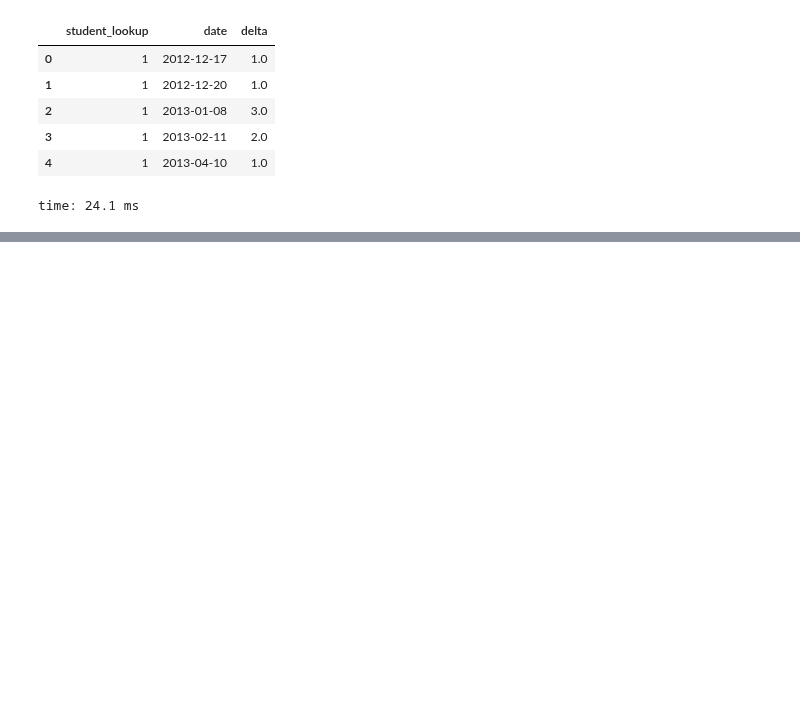
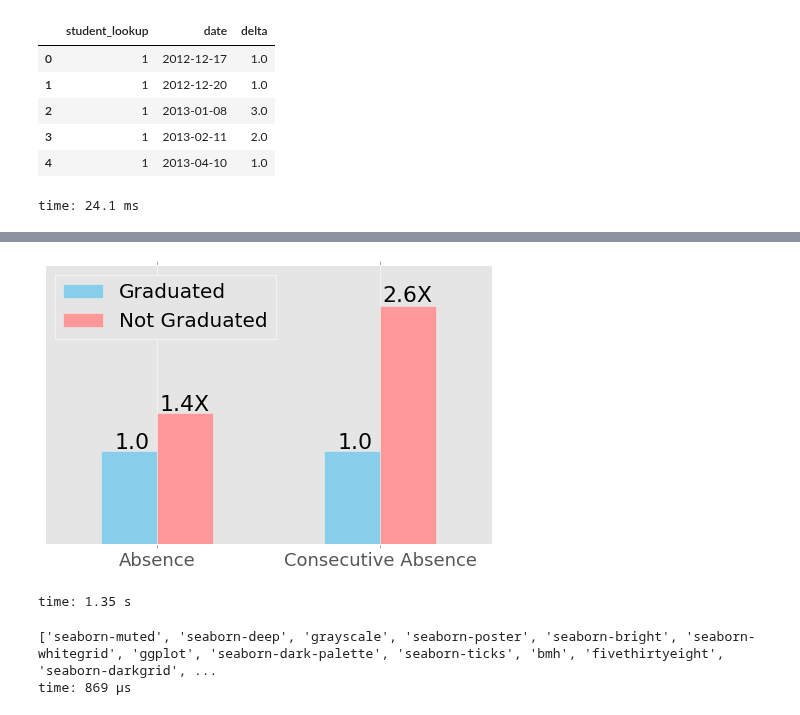
Before and after one commit to jgutman/mvesc, a Jupyter notebook: Features/absence_feature_dev.ipynb, the cells around one changed output, grey strips where cells are left out. Saved outputs shown, nothing was run; the diff lists cells and outputs as text; code cells hidden in the pictures; blank space fills up the shorter version.

Commit message:
created a figure for deep dive

```diff
--- a/Features/absence_feature_dev.ipynb
+++ b/Features/absence_feature_dev.ipynb
@@ -659,0 +652,27 @@ time: 19 ms
+# %%
+abs_avg = np.array([39.19/39.19, 0.1355/0.1355])
+cons_avg = np.array([55.21/39.19, 0.3468/0.1355])
+dddf = pd.DataFrame()
+dddf['Graduated']=abs_avg
+dddf['Not Graduated']=cons_avg
+#dddf['ind'] = ['Graudated', 'Not Graduated']
+#dddf = dddf.reset_index(['ind'])[['Absence', 'Consecutive Absence']]
+ax = dddf.plot(kind='bar', title="",figsize=(8,5),legend=True, fontsize=12, color=['skyblue', '#FF9999'])
+xticks=['Absence', 'Consecutive Absence']
+ax.set_xticklabels(xticks, rotation=0, fontsize=18)
+ax.set_yticks([])
+plt.legend(loc='upper left', fontsize=20, ncol=1)
+
+plt.text(-0.19, 1.02, '1.0', fontsize=22)
+plt.text(0.012, 1.435, '1.4X', fontsize=22)
+plt.text(0.81, 1.02, '1.0', fontsize=22)
+plt.text(1.011, 2.6, '2.6X', fontsize=22)
+plt.savefig('absence_compare_dd.png', dpi=400)
+# %% [output]
+[figure, added]
+time: 1.35 s
+# %%
+print(plt.style.available)
+# %% [output]
+['seaborn-muted', 'seaborn-deep', 'grayscale', 'seaborn-poster', 'seaborn-bright', 'seaborn-whitegrid', 'ggplot', 'seaborn-dark-palette', 'seaborn-ticks', 'bmh', 'fivethirtyeight', 'seaborn-darkgrid', ...
+time: 869 µs
```
Also changed, not shown: parts of 9 cells of this notebook.
